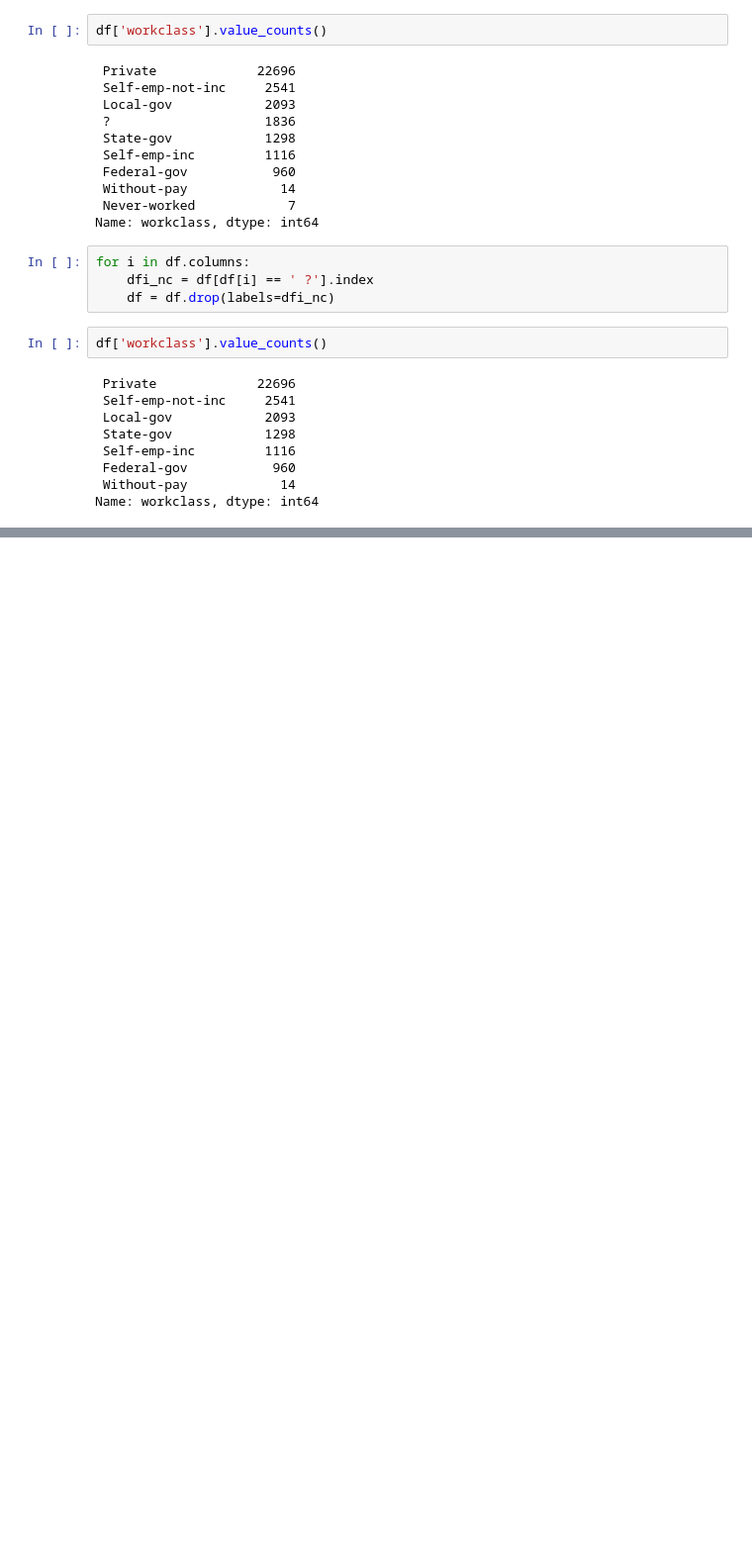
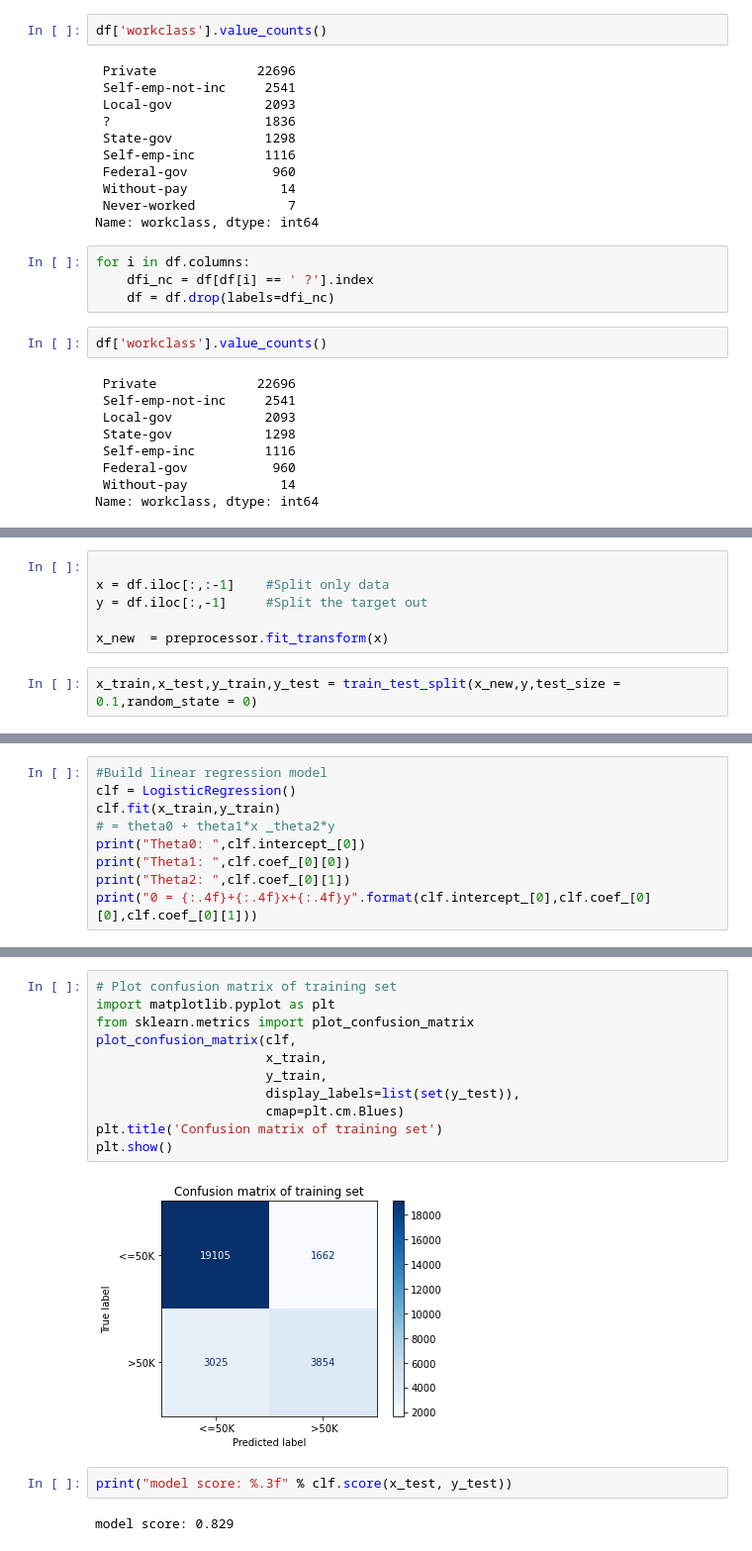
Before and after one commit to AthimetA/FRA503_HW_ML, a Jupyter notebook: inclass-week4.ipynb, the cells around one changed output, grey strips where cells are left out. Shown at 99% size. Drawn from its saved outputs; the diff is of its cells as text; blank space fills up the shorter version.

```diff
--- a/inclass-week4.ipynb
+++ b/inclass-week4.ipynb
@@ -81,0 +114,8 @@ ct = ColumnTransformer(
+# %%
+
+x = df.iloc[:,:-1]    #Split only data
+y = df.iloc[:,-1]     #Split the target out
+
+x_new  = preprocessor.fit_transform(x)
+# %%
+x_train,x_test,y_train,y_test = train_test_split(x_new,y,test_size = 0.1,random_state = 0)
@@ -81,0 +133,9 @@ ct = ColumnTransformer(
+# %%
+#Build linear regression model
+clf = LogisticRegression()
+clf.fit(x_train,y_train)
+# = theta0 + theta1*x _theta2*y
+print("Theta0: ",clf.intercept_[0])
+print("Theta1: ",clf.coef_[0][0])
+print("Theta2: ",clf.coef_[0][1])
+print("0 = {:.4f}+{:.4f}x+{:.4f}y".format(clf.intercept_[0],clf.coef_[0][0],clf.coef_[0][1]))
@@ -81,0 +181,17 @@ ct = ColumnTransformer(
+# %%
+# Plot confusion matrix of training set
+import matplotlib.pyplot as plt
+from sklearn.metrics import plot_confusion_matrix
+plot_confusion_matrix(clf,
+                      x_train,
+                      y_train,
+                      display_labels=list(set(y_test)),
+                      cmap=plt.cm.Blues)
+plt.title('Confusion matrix of training set')
+plt.show()
+# %% [output]
+[figure, added]
+# %%
+print("model score: %.3f" % clf.score(x_test, y_test))
+# %% [output]
+model score: 0.829
```
Also changed, not shown: parts of 7 cells of this notebook.
